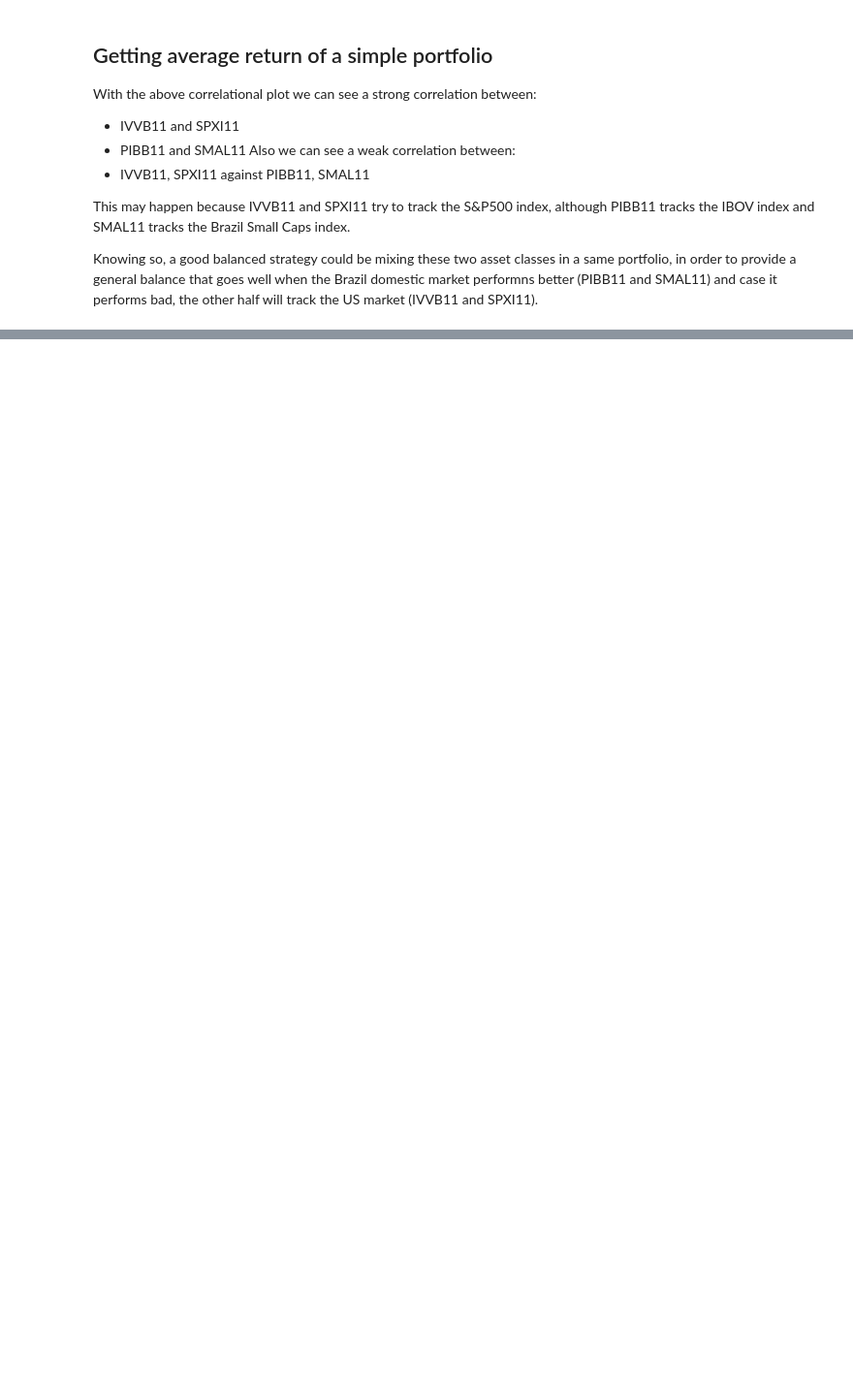
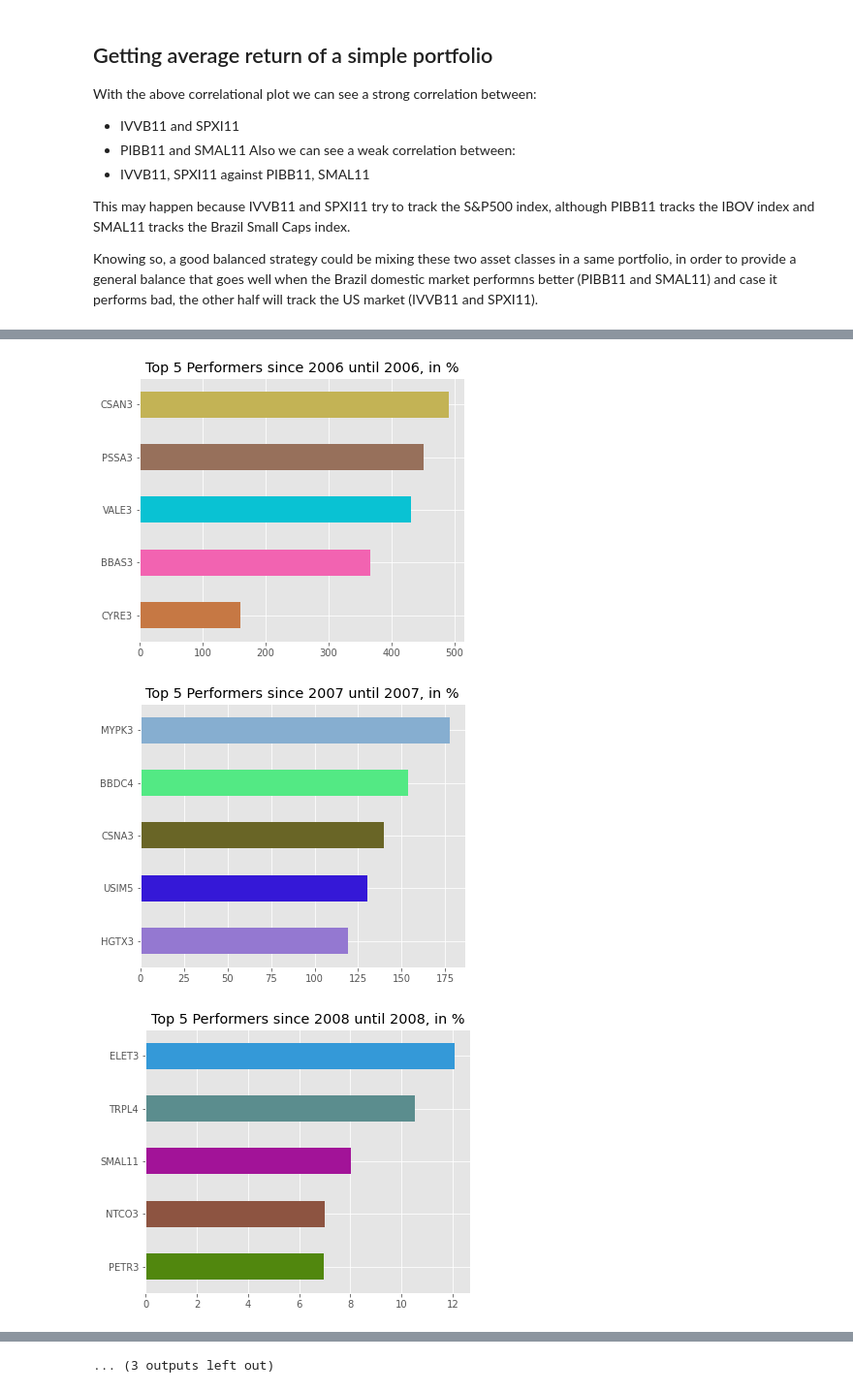
Before and after one commit to gguillaux/brazil_stocks, a Jupyter notebook: BRZ_Stocks.ipynb, the cells around one changed output, grey strips where cells are left out. Shown at 97% size. Cells and saved outputs as stored; diff of their text form; code cells hidden in the pictures; blank space fills up the shorter version.

Commit message:
Added calculation of top performers per year

```diff
--- a/BRZ_Stocks.ipynb
+++ b/BRZ_Stocks.ipynb
@@ -112,6 +113,23 @@ def get_portfolio_return(df, stocks=['IVVB11', 'SPXI11', 'SMAL11', 'PIBB11'], st
     plt.style.use(style)
     ptf.plot(figsize=(23,12))
     plt.show()
+
+
+def get_top_performers(df, top=10, start='2019', end=None, figsize=(21,12)):
+    if end is None:
+        title = 'Top {} Performers since {}, in %'.format(top, start)
+    else:
+        title = 'Top {} Performers since {} until {}, in %'.format(top, start, end)
+    period = slice(start, end)
+    _ = brz[period]
+    first = _.iloc[0]
+    last = _.iloc[-1]
+    top_n = last.div(first).sub(1).mul(100).nlargest(top).sort_values(ascending=True)
+    top_n.plot(kind='barh',
+               figsize=figsize,
+               color=[np.random.rand(3) for j in range(top)],
+               title=title)
+    plt.show()
 # %% [markdown]
 ## Aesthetic Functions
 Functions to help to display and analyse the data
@@ -269,0 +272,7 @@ get_portfolio_return(brz, stocks=['SUZB3', 'KLBN11'], start='2018')
+# %%
+for x in range(2006, 2021):
+    get_top_performers(brz, 5, str(x), str(x), figsize=(6, 5))
+# %% [output]
+[figure, added]
+[figure, added]
+[figure, added]
@@ -269,0 +288 @@ get_portfolio_return(brz, stocks=['SUZB3', 'KLBN11'], start='2018')
+... (3 outputs left out)
```
Also changed, not shown: parts of 12 cells of this notebook.
